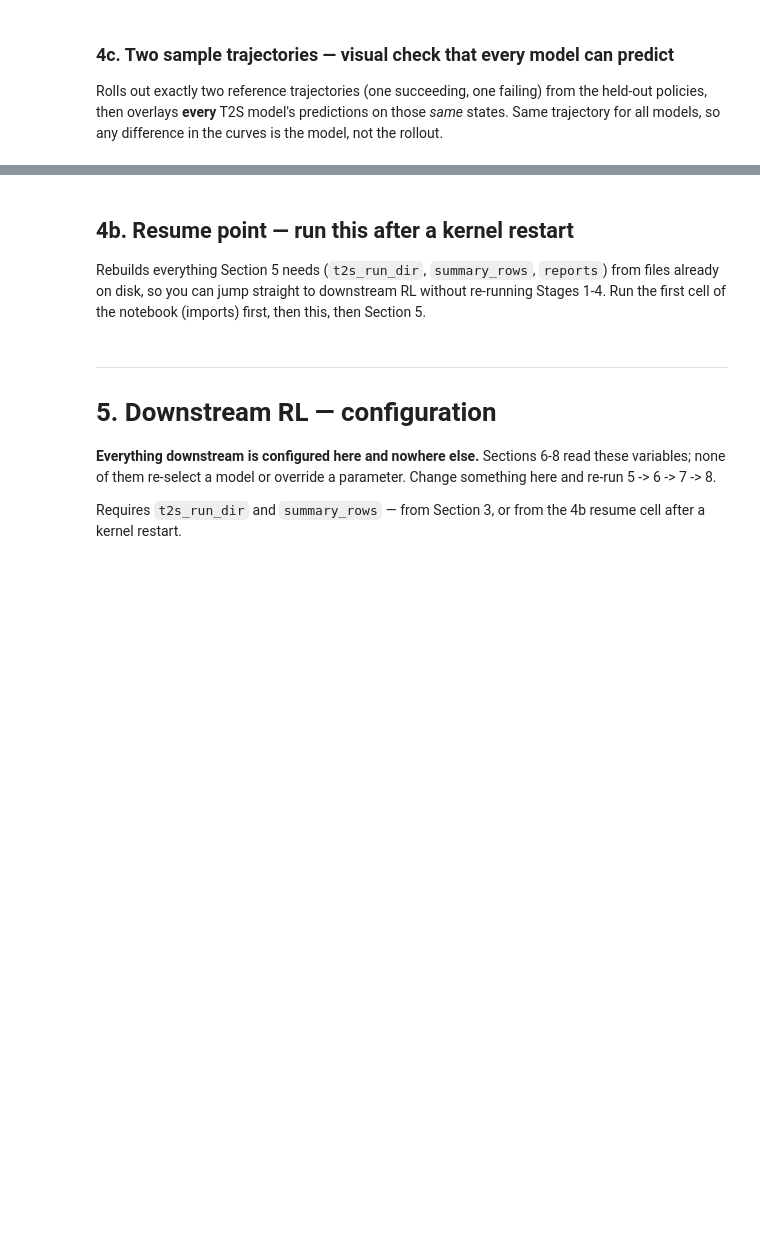
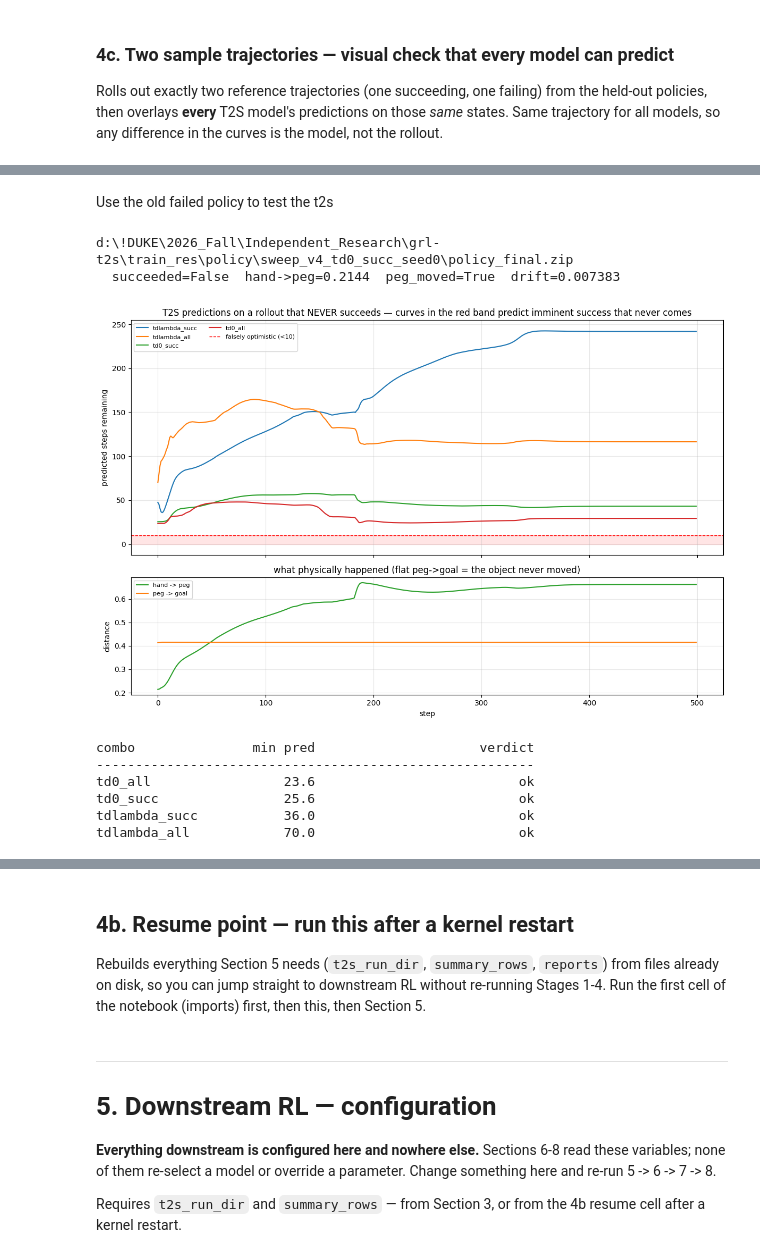
Before and after one commit to Allen-ENGI/grl-t2s, a Jupyter notebook: pipeline.ipynb, the cells around one changed output, grey strips where cells are left out. Saved outputs shown, nothing was run; the diff lists cells and outputs as text; code cells hidden in the pictures; blank space fills up the shorter version.

```diff
--- a/pipeline.ipynb
+++ b/pipeline.ipynb
@@ -233,0 +494,46 @@ t2s_eval.plot_sample_trajectories(
+# %% [markdown]
+Use the old failed policy to test the t2s
+# %%
+import numpy as np
+import visualize, t2s_predict, progress
+
+EXPLOIT_RUN   = 'sweep_v4_td0_succ_seed0'   # the policy that hovered empty-handed
+EXPLOIT_CKPT  = 'policy_final.zip'
+DANGER_THRESH = 10.0
+
+exploit_dir = results.get_run_dir('policy', EXPLOIT_RUN)
+policy, resolved = visualize.load_policy(EXPLOIT_CKPT, exploit_dir)
+
+# roll out ONCE with video; every model then scores these same stored states,
+# so differences between curves are the model and not the trajectory
+roll = visualize.rollout(policy, predict_t2s=None, seed=0, render=True)
+m = progress.compute_progress_metrics(roll['obs'], roll['success_step'])
+print(f"{resolved}")
+print(f"  succeeded={m['succeeded']}  hand->peg={m['min_hand_peg_distance']:.4f}  "
+      f"peg_moved={m['peg_moved']}  drift={m['peg_max_drift']:.6f}\n")
+
+predictors = {}
+for row in summary_rows:
+    method, cond = row['combo'].rsplit('_', 1)
+    predictors[row['combo']] = t2s_predict.load_t2s_predictor(
+        t2s_run_dir, method, cond, seed=row['best_seed'])
+
+_fig, worst = visualize.plot_models_on_rollout(
+    roll, predictors, danger_threshold=DANGER_THRESH,
+    save_path=os.path.join(t2s_run_dir, 'false_optimism_check.png'))
+
+print(f"{'combo':<18}{'min pred':>10}{'verdict':>28}")
+print('-' * 56)
+for combo, mn in sorted(worst.items(), key=lambda kv: kv[1]):
+    bad = mn < DANGER_THRESH and not m['succeeded']
+    print(f"{combo:<18}{mn:>10.1f}{('FALSELY OPTIMISTIC' if bad else 'ok'):>28}")
+# %% [output]
+d:\!DUKE\2026_Fall\Independent_Research\grl-t2s\train_res\policy\sweep_v4_td0_succ_seed0\policy_final.zip
+  succeeded=False  hand->peg=0.2144  peg_moved=True  drift=0.007383
+[figure, added]
+combo               min pred                     verdict
+--------------------------------------------------------
+td0_all                 23.6                          ok
+td0_succ                25.6                          ok
+tdlambda_succ           36.0                          ok
+tdlambda_all            70.0                          ok
```
Also changed, not shown: parts of 33 cells of this notebook, 4 other files.
